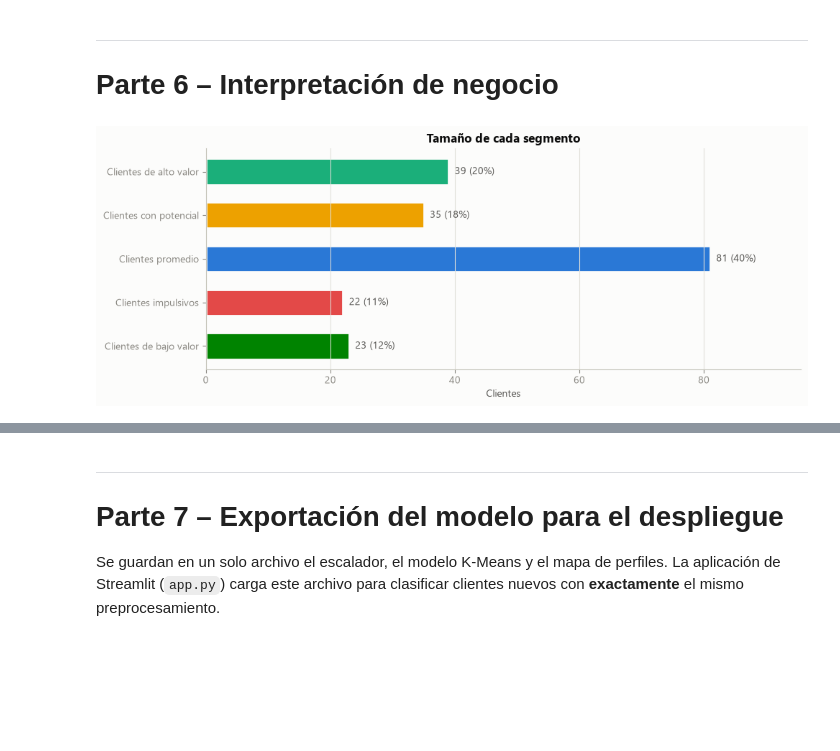
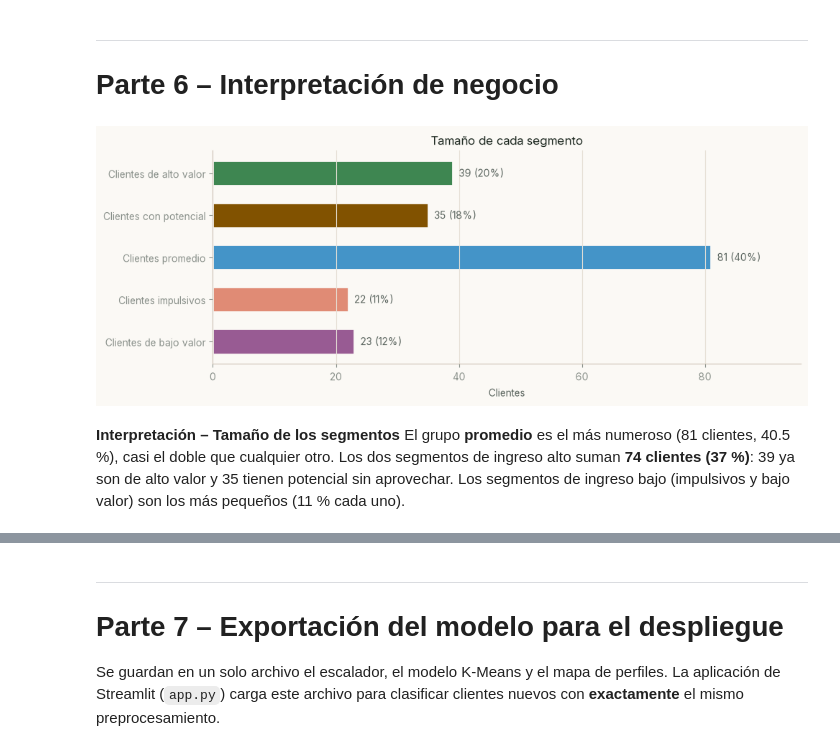
Before and after one commit to Valery-Rosero/App-Mall-Customer-Data, a Jupyter notebook: Taller_KMeans_Segmentacion.ipynb, the cells around one changed output, grey strips where cells are left out. Saved outputs shown, nothing was run; the diff lists cells and outputs as text; code cells hidden in the pictures; blank space fills up the shorter version.

```diff
--- a/Taller_KMeans_Segmentacion.ipynb
+++ b/Taller_KMeans_Segmentacion.ipynb
@@ -129,10 +143,10 @@ Mujeres: 56.0%
 fig, axes = plt.subplots(1, 3, figsize=(15, 4))
 NOMBRES = {"Edad": "Edad (años)", "Ingreso": "Ingreso anual (k$)", "Gasto": "Puntaje de gasto (1-100)"}
 for ax, col in zip(axes, num):
-    sns.histplot(df[col], bins=20, kde=True, color=AZUL, edgecolor=SUPERFICIE, linewidth=2, ax=ax)
+    sns.histplot(df[col], bins=20, kde=True, color=PRINCIPAL, edgecolor=SUPERFICIE, linewidth=2, ax=ax)
     ax.axvline(df[col].mean(), color=TINTA_2, ls="--", lw=1.2, label=f"Media = {df[col].mean():.1f}")
     ax.set_title(f"Distribución de {col}")
     ax.set_xlabel(NOMBRES[col]); ax.set_ylabel("Clientes")
     ax.legend()
-plt.tight_layout(); plt.show()
+mostrar("01_histogramas")
 # %% [output]
@@ -142,11 +168,11 @@ plt.tight_layout(); plt.show()
 # %%
 fig, axes = plt.subplots(1, 3, figsize=(15, 3.6))
 for ax, col in zip(axes, num):
-    sns.boxplot(x=df[col], color="#9ec5f4", linecolor=TINTA_2, linewidth=1.2, width=0.5,
-                flierprops={"marker": "o", "markerfacecolor": NARANJA, "markeredgecolor": SUPERFICIE,
+    sns.boxplot(x=df[col], color=MIST, linecolor=TINTA_2, linewidth=1.2, width=0.5,
+                flierprops={"marker": "o", "markerfacecolor": ACENTO, "markeredgecolor": SUPERFICIE,
                             "markersize": 9}, ax=ax)
     ax.set_title(f"Boxplot de {col}"); ax.set_xlabel(NOMBRES[col])
-plt.tight_layout(); plt.show()
+mostrar("02_boxplots")
 
 filas = []
 for col in num:
@@ -404,12 +474,12 @@ for ax, k in zip(axes, [3, 5, 7]):
     y = 0
     for c in range(k):
         v = np.sort(s_i[etiquetas == c])
-        ax.barh(np.arange(y, y + len(v)), v, height=1.0, color=AZUL, edgecolor="none")
+        ax.barh(np.arange(y, y + len(v)), v, height=1.0, color=PRINCIPAL, edgecolor="none")
         ax.text(-0.03, y + len(v) / 2, f"C{c}", ha="right", va="center", color=TINTA_2, fontsize=9)
         y += len(v) + 4
     ax.axvline(s_i.mean(), color=TINTA_2, ls="--", lw=1.2)
     ax.set_title(f"K = {k}  |  promedio = {s_i.mean():.3f}  |  negativos = {(s_i < 0).sum()}")
     ax.set_xlabel("Coeficiente de silueta"); ax.set_yticks([]); ax.grid(axis="y", visible=False)
     ax.set_xlim(-0.12, 0.8)
-plt.tight_layout(); plt.show()
+mostrar("08_diagrama_silueta")
 # %% [output]
@@ -540,11 +624,11 @@ ejecuciones), el perfil se asigna con una regla sobre la posición del centroide
 - Los demás se nombran según el signo de su ingreso y gasto respecto a la media.
 # %%
 PERFILES = {
-    "alto":      {"nombre": "Clientes de alto valor",  "color": "#1baf7a", "marcador": "o"},
-    "potencial": {"nombre": "Clientes con potencial",  "color": "#eda100", "marcador": "s"},
-    "promedio":  {"nombre": "Clientes promedio",       "color": "#2a78d6", "marcador": "D"},
-    "impulsivo": {"nombre": "Clientes impulsivos",     "color": "#e34948", "marcador": "^"},
-    "bajo":      {"nombre": "Clientes de bajo valor",  "color": "#008300", "marcador": "v"},
+    "alto":      {"nombre": "Clientes de alto valor",  "color": "#3e8651", "marcador": "o"},
+    "potencial": {"nombre": "Clientes con potencial",  "color": "#815200", "marcador": "s"},
+    "promedio":  {"nombre": "Clientes promedio",       "color": "#4494c8", "marcador": "D"},
+    "impulsivo": {"nombre": "Clientes impulsivos",     "color": "#e08b75", "marcador": "^"},
+    "bajo":      {"nombre": "Clientes de bajo valor",  "color": "#985b93", "marcador": "v"},
 }
 
 def asignar_perfiles(centros_esc):
@@ -656,15 +761,20 @@ típico" del grupo:
 # %%
 fig, ax = plt.subplots(figsize=(10, 4))
 tam = perfil_clusters["Clientes"]
 barras = ax.barh(ORDEN[::-1], tam[ORDEN[::-1]], color=[PERFILES[p]["color"] for p in list(PERFILES)[::-1]],
                  height=0.6, edgecolor=SUPERFICIE, linewidth=2)
 for b, v in zip(barras, tam[ORDEN[::-1]]):
     ax.text(b.get_width() + 1, b.get_y() + b.get_height() / 2, f"{v} ({v / len(df):.0%})", va="center", color=TINTA_2)
 ax.set_title("Tamaño de cada segmento"); ax.set_xlabel("Clientes"); ax.grid(axis="y", visible=False)
 ax.set_xlim(0, tam.max() * 1.18)
-plt.tight_layout(); plt.show()
+mostrar("12_tamano_segmentos")
 # %% [output]
-[figure, old version]
+[figure, new version]
+# %% [markdown]
+**Interpretación – Tamaño de los segmentos**
+El grupo **promedio** es el más numeroso (81 clientes, 40.5 %), casi el doble que cualquier otro. Los dos segmentos de
+ingreso alto suman **74 clientes (37 %)**: 39 ya son de alto valor y 35 tienen potencial sin aprovechar. Los
+segmentos de ingreso bajo (impulsivos y bajo valor) son los más pequeños (11 % cada uno).
 # %% [markdown]
 ### Clasificación de los clusters en perfiles
 
```
Also changed, not shown: parts of 27 cells of this notebook, 23 other files.
